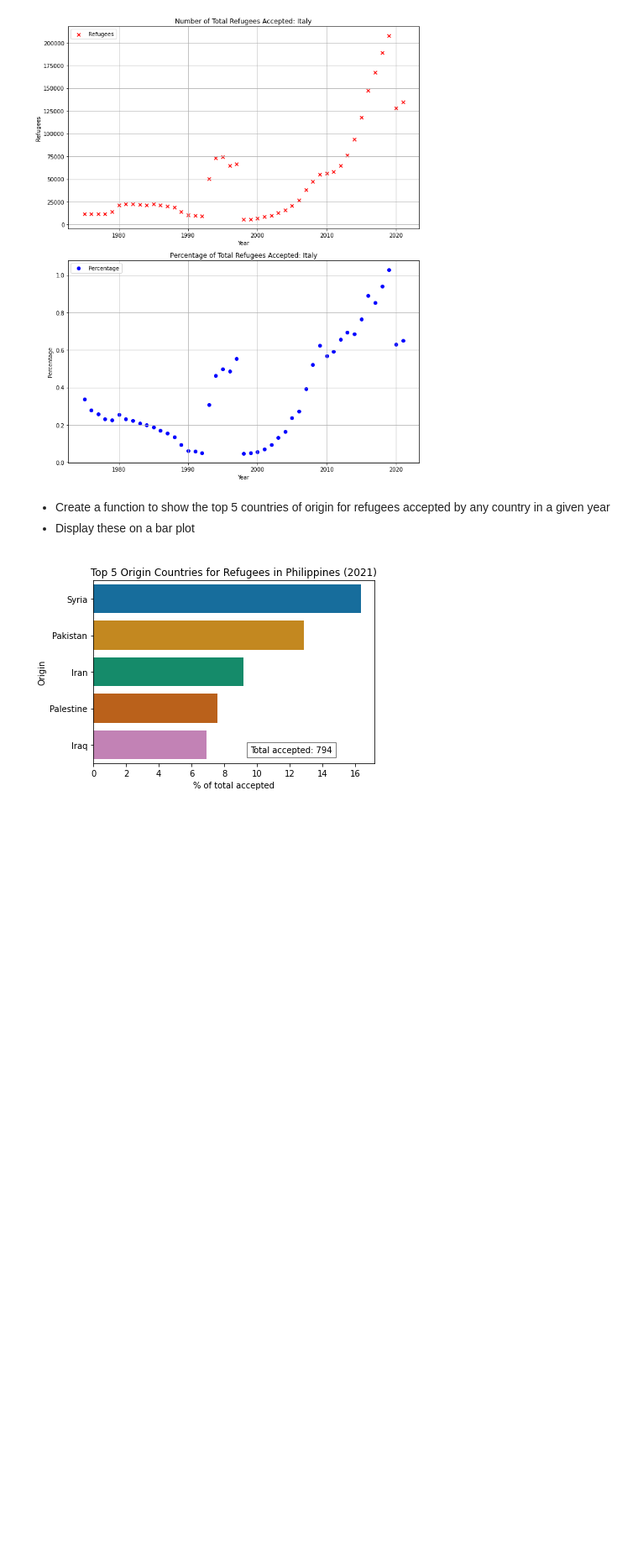
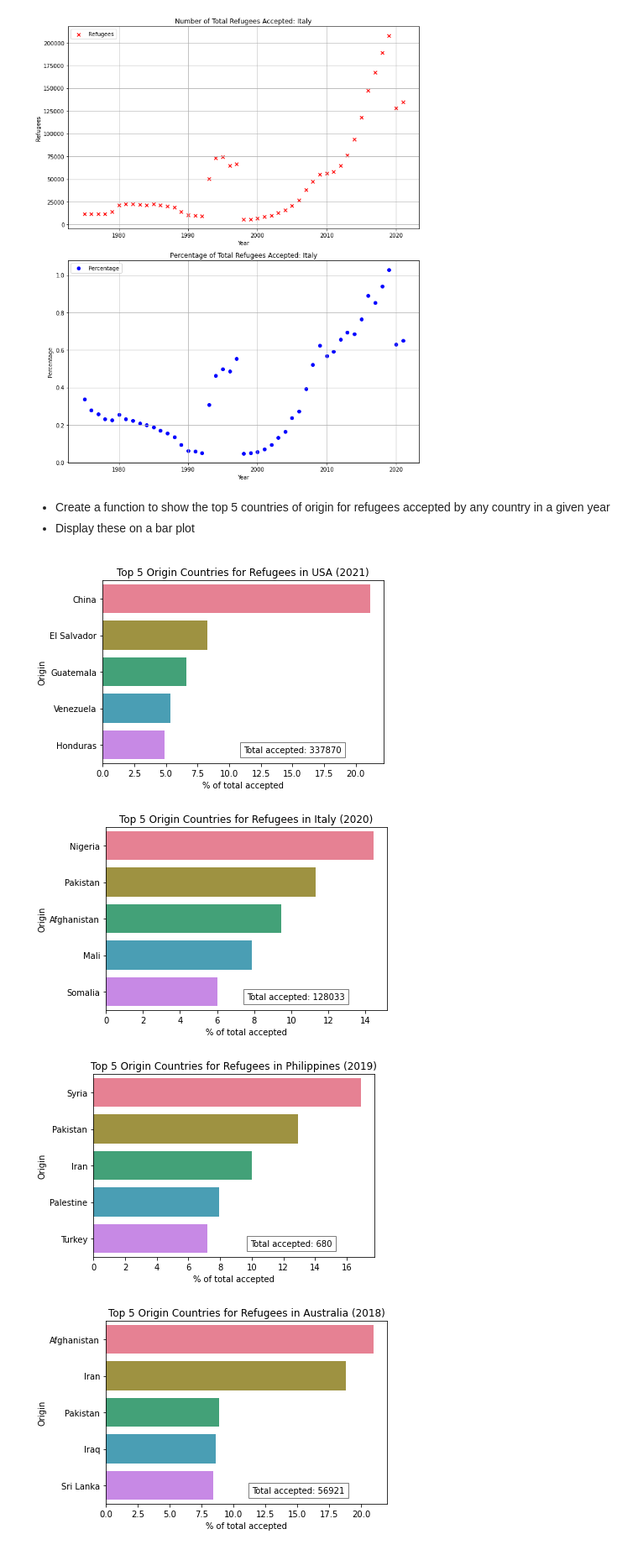
Before and after one commit to nss-data-science-cohort-7/un-exploration-sourish33, a Jupyter notebook: notebooks/refugees.ipynb, the cells around one changed output. Shown at 84% size. Saved outputs shown, nothing was run; the diff lists cells and outputs as text; code cells hidden in the pictures; blank space fills up the shorter version.

```diff
--- a/notebooks/refugees.ipynb
+++ b/notebooks/refugees.ipynb
@@ -294,8 +389,23 @@ make_refugee_acceptance_plot('Italy')
 </div>
 # %%
 import random
-yr =2021
 def make_refugee_origins_plot(country, yr):
+    """
+    Create a bar plot displaying the top 5 origin countries for refugees accepted by a given 'country' in a specific 'yr'.
+
+    Parameters:
+    - country (str): The name of the country for which the plot is generated.
+    - yr (int): The year for which the plot is generated.
+
+    Returns:
+    - None
+
+    This function retrieves and visualizes the top 5 origin countries of refugees accepted by the specified 'country'
+    in the given 'yr'. It calculates the percentage of refugees from each origin country based on the total number
+    of refugees accepted by the 'country' in that 'yr' and displays the information in a bar plot.
+
+    If no data is available for the specified 'country' and 'yr', it prints a message and returns without generating a plot.
+    """
     df= refugees_df[(refugees_df["Acceptor"]==country) & (refugees_df["Year"] == yr) ]
     if df.empty:
           print(f'No Data available for {country} in {yr}')
@@ -305,18 +415,21 @@ def make_refugee_origins_plot(country, yr):
     df = df.head()
     df["Percentage"] = 100*df["Refugees"]/total
     df["Percentage"] = df["Percentage"].round(2)
-    palettes = ["deep", "pastel", "colorblind", "dark", "muted"]
-    sns.set_palette(random.choice(palettes))
-    ax = sns.barplot(data=df, x="Percentage", y="Origin")
+
+    colors = sns.color_palette("hls", 5)
+    ax = sns.barplot(data=df, x="Percentage", y="Origin", palette=colors)
     ax.set_xlabel("% of total accepted")
     plt.title(f"Top 5 Origin Countries for Refugees in {country} ({yr})")
     plt.text(0.85, 0.05, f"Total accepted: {total}", transform=ax.transAxes,
          fontsize=10, color='black', va='bottom', ha='right', bbox=dict(facecolor='white', alpha=0.5))
     plt.show()
-# %%
-country = "Philippines"
-yr = 2021
-make_refugee_origins_plot(country, yr)
-# df= refugees_df[(refugees_df["Acceptor"]==country) & (refugees_df["Year"] == yr) ]
-# %% [output]
-[figure, removed]
+# %%
+make_refugee_origins_plot("USA", 2021)
+make_refugee_origins_plot("Italy", 2020)
+make_refugee_origins_plot("Philippines", 2019)
+make_refugee_origins_plot("Australia", 2018)
+# %% [output]
+[figure, added]
+[figure, added]
+[figure, added]
+[figure, added]
```
Also changed, not shown: parts of 6 cells of this notebook.
